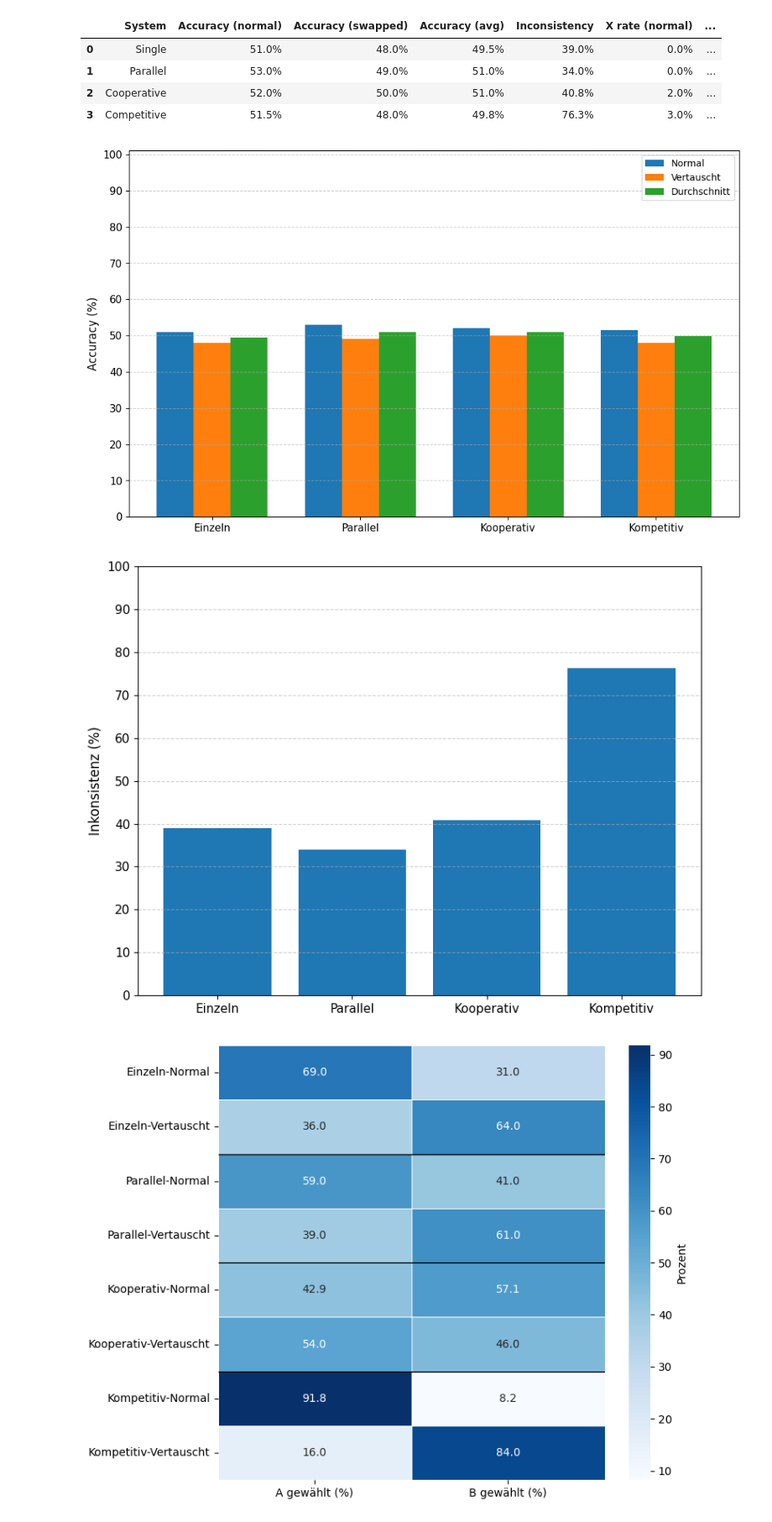
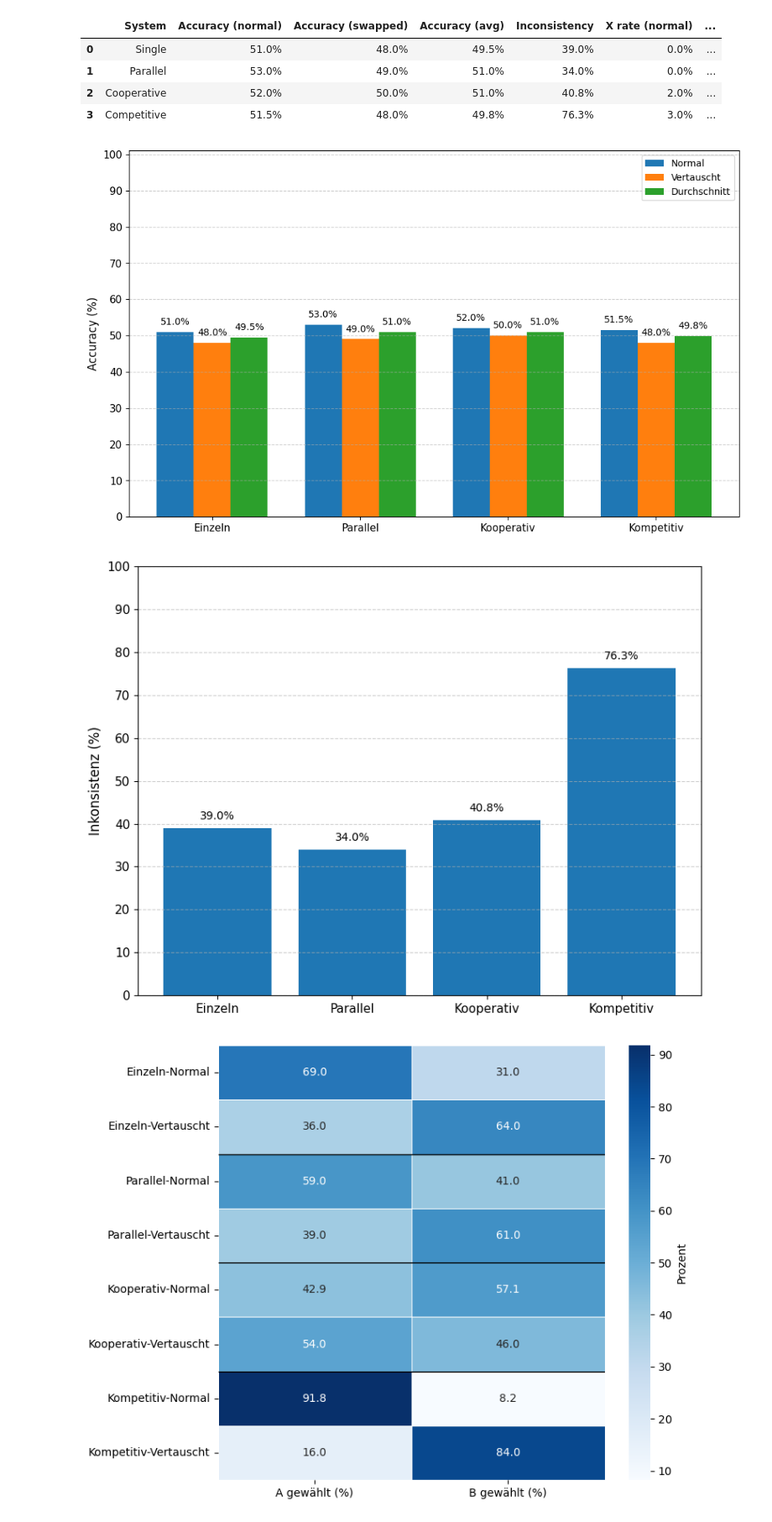
Before and after one commit to nikobiebl/Bachelorarbeit, a Jupyter notebook: JudgeBench/results.ipynb, the cells around one changed output. Shown: that part at 84% size. Cells and saved outputs as stored; diff of their text form; code cells hidden in the pictures.

```diff
--- a/JudgeBench/results.ipynb
+++ b/JudgeBench/results.ipynb
@@ -70,36 +70,53 @@ display(summary_df)
 # %%
 # Define German labels for the evaluation systems
 system_labels_de = ["Einzeln", "Parallel", "Kooperativ", "Kompetitiv"]
 
 # Extract accuracy values from summary DataFrame
 acc_normal = summary_df["Accuracy (normal)"].str.replace("%", "").astype(float)
 acc_swapped = summary_df["Accuracy (swapped)"].str.replace("%", "").astype(float)
 acc_avg = summary_df["Accuracy (avg)"].str.replace("%", "").astype(float)
 
 # Define bar positions
 x = np.arange(len(system_labels_de))
 bar_width = 0.25
 
 plt.figure(figsize=(10, 6))
 
 # Plot grouped bars
-plt.bar(x - bar_width, acc_normal, width=bar_width, label="Normal")
-plt.bar(x, acc_swapped, width=bar_width, label="Vertauscht")
-plt.bar(x + bar_width, acc_avg, width=bar_width, label="Durchschnitt")
+bars1 = plt.bar(x - bar_width, acc_normal, width=bar_width, label="Normal")
+bars2 = plt.bar(x, acc_swapped, width=bar_width, label="Vertauscht")
+bars3 = plt.bar(x + bar_width, acc_avg, width=bar_width, label="Durchschnitt")
+
+# Labeling
+def add_labels(bars):
+    for bar in bars:
+        height = bar.get_height()
+        plt.text(
+            bar.get_x() + bar.get_width() / 2,
+            height + 1.5,
+            f"{height:.1f}%",
+            ha="center",
+            va="bottom",
+            fontsize=10
+        )
+
+add_labels(bars1)
+add_labels(bars2)
+add_labels(bars3)
 
 # Axis labels and ticks
 plt.xticks(x, system_labels_de, fontsize=11)
 plt.yticks(np.arange(0, 101, 10), fontsize=11)
 plt.ylim(0, 101)
 plt.ylabel("Accuracy (%)", fontsize=12)
 
 # Legend and layout
 plt.legend()
 plt.grid(axis="y", linestyle="--", alpha=0.6)
 plt.tight_layout()
 plt.show()
 # %% [output]
-[figure, old version]
+[figure, new version]
 # %%
 # Define German labels for the evaluation systems
 system_labels_de = ["Einzeln", "Parallel", "Kooperativ", "Kompetitiv"]
@@ -113,6 +130,18 @@ blue = plt.get_cmap("tab10")(0)
 plt.figure(figsize=(8, 6))
 bars = plt.bar(system_labels_de, inconsistency, color=blue)
 
+# Labeling
+for bar in bars:
+    height = bar.get_height()
+    plt.text(
+        bar.get_x() + bar.get_width() / 2,
+        height + 1.5,
+        f"{height:.1f}%",
+        ha="center",
+        va="bottom",
+        fontsize=10
+    )
+
 # Axis configuration
 plt.ylim(0, 100)
 plt.yticks(np.arange(0, 101, 10), fontsize=11)
@@ -124,7 +153,7 @@ plt.grid(axis="y", linestyle="--", alpha=0.6)
 plt.tight_layout()
 plt.show()
 # %% [output]
-[figure, old version]
+[figure, new version]
 # %%
 # Prepare bias data
 bias_counts = []
```
